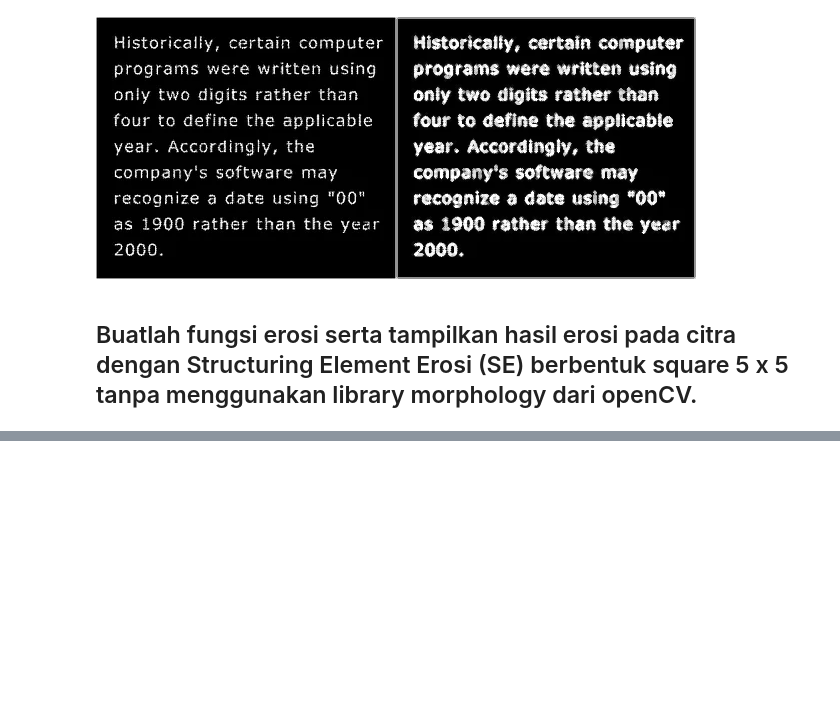
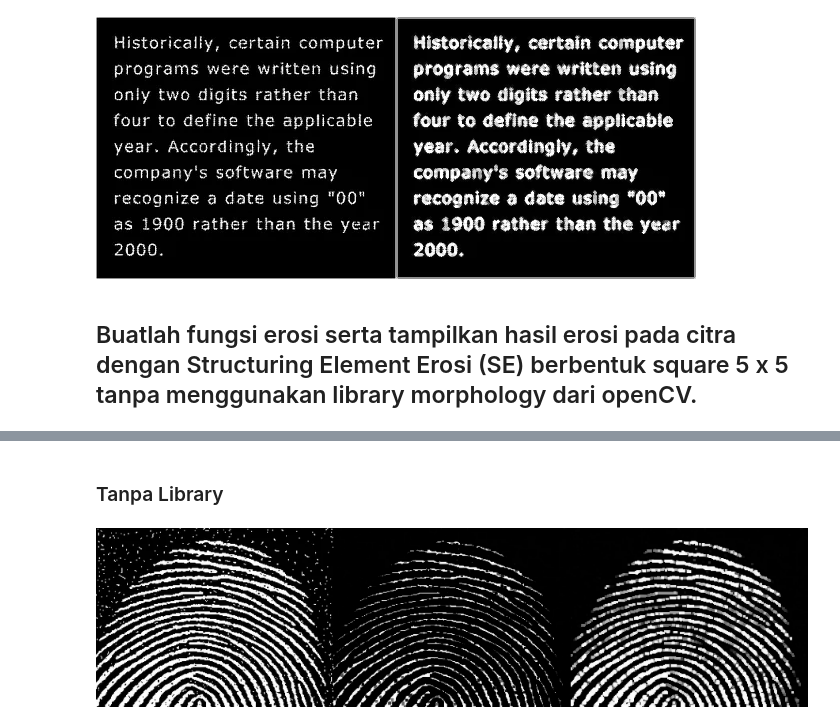
Before and after one commit to AchmadWibawa/PCVK, a Jupyter notebook: Week9.ipynb, the cells around one changed output, grey strips where cells are left out. Saved outputs shown, nothing was run; the diff lists cells and outputs as text; code cells hidden in the pictures; blank space fills up the shorter version.

```diff
--- a/Week9.ipynb
+++ b/Week9.ipynb
@@ -75,0 +107,20 @@ cv2_imshow(final_frame)
+# %%
+img_fing= cv.imread('/content/drive/MyDrive/PCVK/Images/fingerprint.png', cv.IMREAD_GRAYSCALE)
+# %% [markdown]
+### Tanpa Library
+# %%
+# Membuat kernel square 3x3
+kernel = np.ones((3,3), np.uint8)
+
+# Melakukan operasi erosi
+erosi_img = cv.erode(img_fing, kernel)
+
+# Melakukan operasi dilasi
+dilation_img = cv.dilate(erosi_img, kernel)
+
+opening_img = dilation_img
+
+final_frame5 = cv.hconcat((img_fing, erosi_img, opening_img))
+cv2_imshow(final_frame5)
+# %% [output]
+[figure, added]
```
Also changed, not shown: parts of 24 cells of this notebook.
